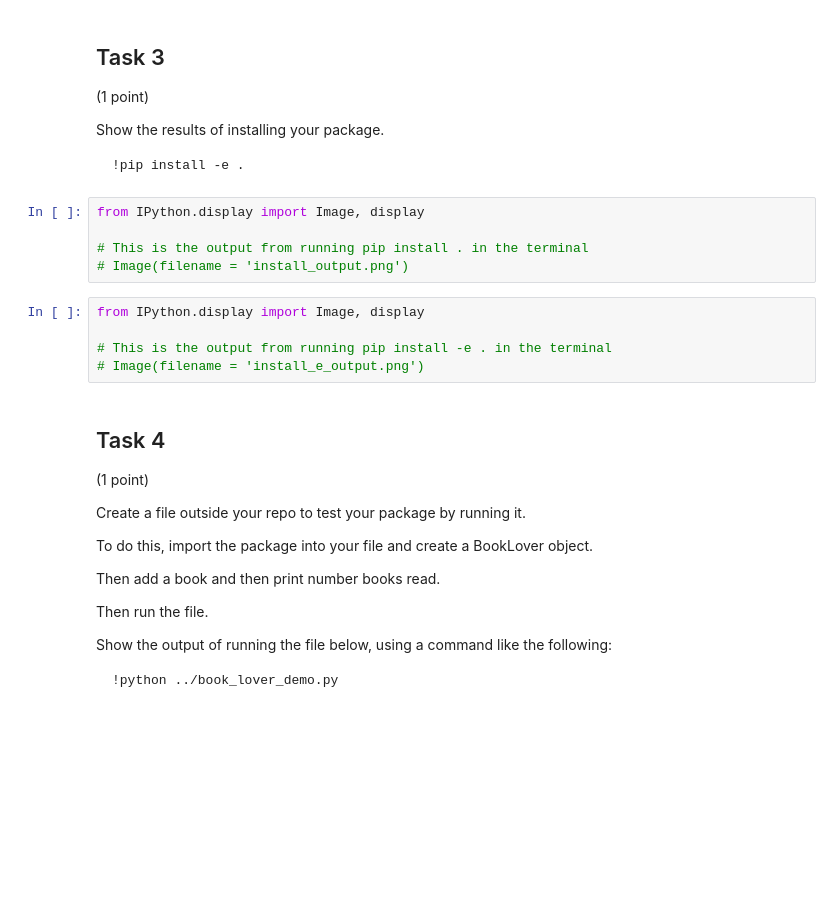
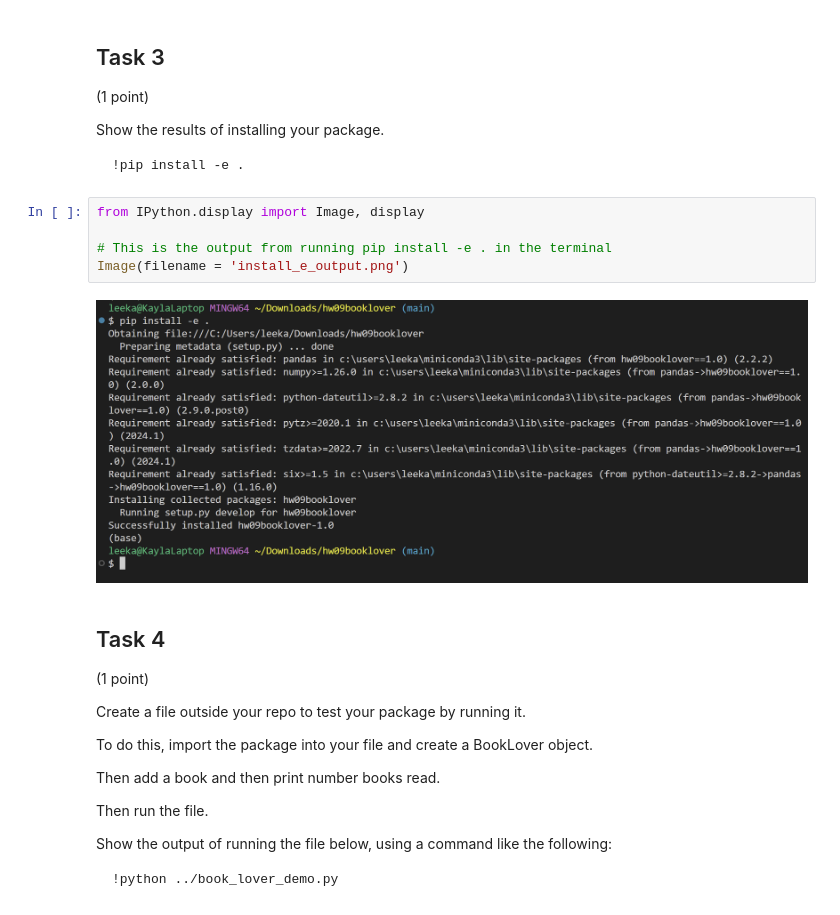
Before and after one commit to leek10/booklover, a Jupyter notebook: hw09.ipynb, the cells around one changed output. Saved outputs shown, nothing was run; the diff lists cells and outputs as text; blank space fills up the shorter version.

````diff
--- a/hw09.ipynb
+++ b/hw09.ipynb
@@ -99,16 +97,13 @@ Show the results of installing your package.
 ```bash
 !pip install -e .
 ```
-# %%
-from IPython.display import Image, display
-
-# This is the output from running pip install . in the terminal
-# Image(filename = 'install_output.png')
 # %%
 from IPython.display import Image, display
 
 # This is the output from running pip install -e . in the terminal
-# Image(filename = 'install_e_output.png')
+Image(filename = 'install_e_output.png')
+# %% [output]
+[figure, added]
 # %% [markdown]
 ## Task 4
 
````
Also changed, not shown: parts of 3 cells of this notebook, 2 other files.
